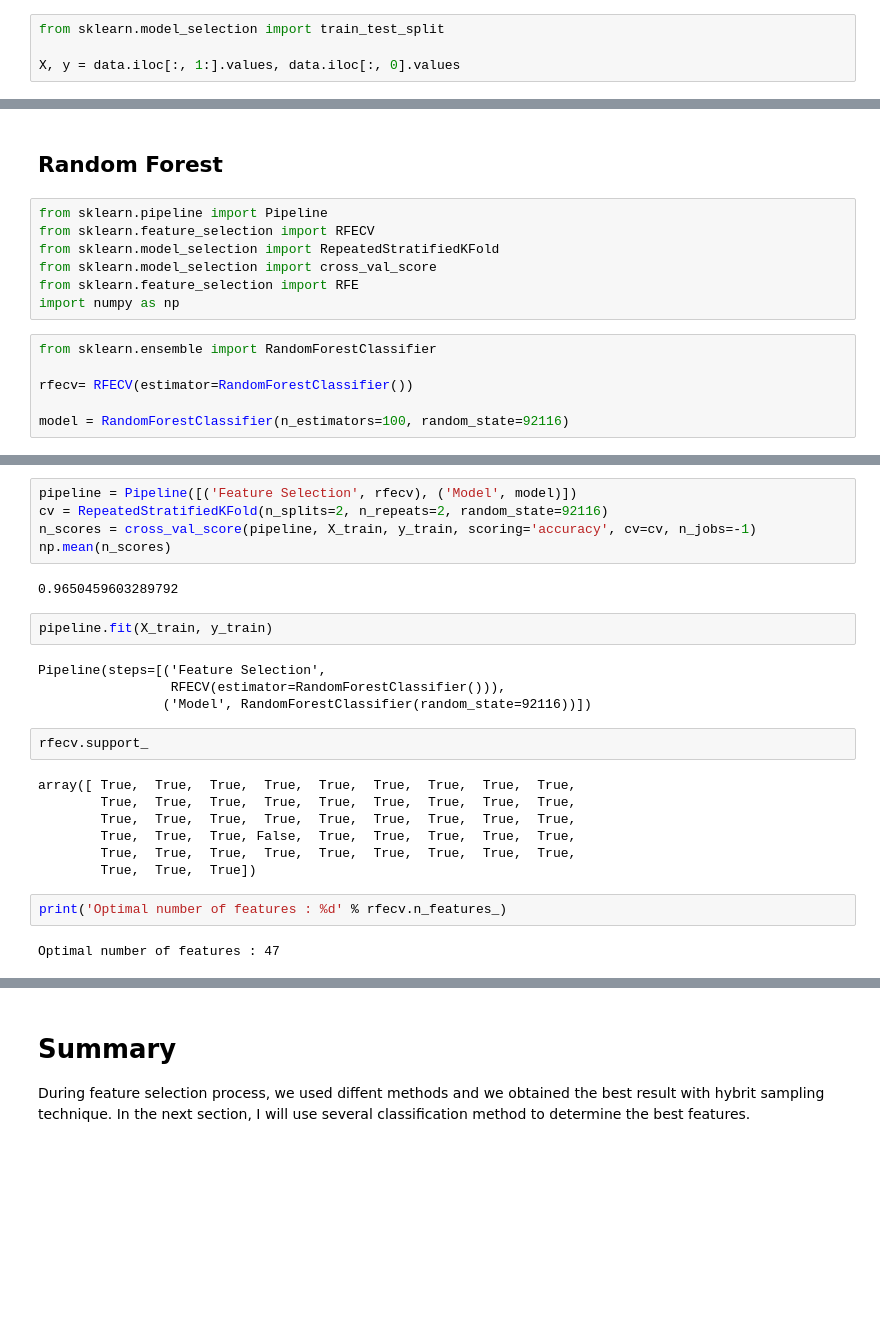
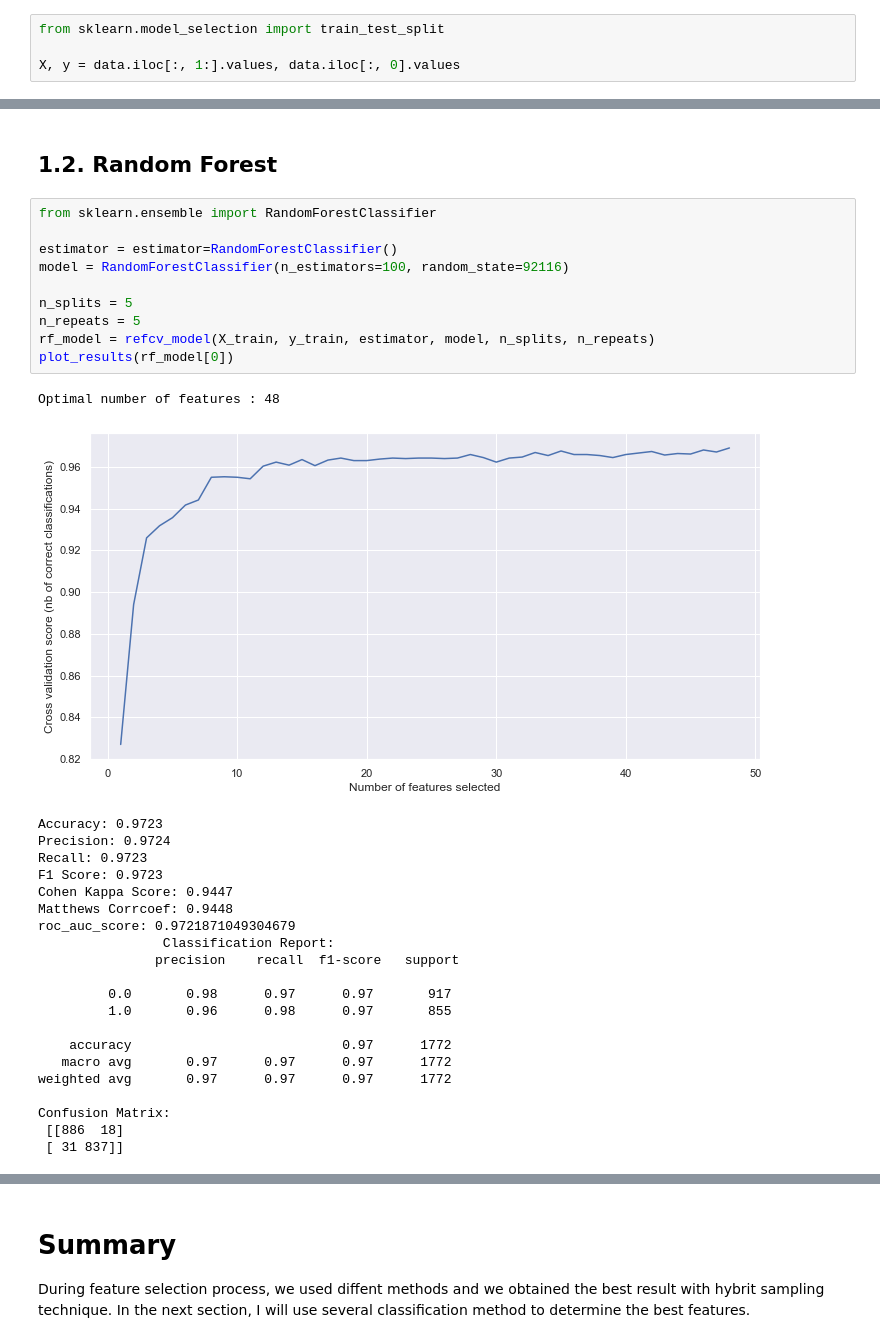
Before and after one commit to ali-unlu/predicting-drug-use, a Jupyter notebook: Feature Selection with Hybrid Sampling Methods.ipynb, the cells around one changed output, grey strips where cells are left out. Drawn from its saved outputs; the diff is of its cells as text; blank space fills up the shorter version.

```diff
--- a/Feature Selection with Hybrid Sampling Methods.ipynb
+++ b/Feature Selection with Hybrid Sampling Methods.ipynb
@@ -211,15 +206,35 @@ Confusion Matrix:
 # %% [markdown]
-## Random Forest
+## 1.2. Random Forest
-# %%
-from sklearn.pipeline import Pipeline
-from sklearn.feature_selection import RFECV
-from sklearn.model_selection import RepeatedStratifiedKFold
-from sklearn.model_selection import cross_val_score
-from sklearn.feature_selection import RFE
-import numpy as np
 # %%
 from sklearn.ensemble import RandomForestClassifier
 
-rfecv= RFECV(estimator=RandomForestClassifier())
+estimator = estimator=RandomForestClassifier()
+model = RandomForestClassifier(n_estimators=100, random_state=92116)
 
-model = RandomForestClassifier(n_estimators=100, random_state=92116)
+n_splits = 5
+n_repeats = 5
+rf_model = refcv_model(X_train, y_train, estimator, model, n_splits, n_repeats)
+plot_results(rf_model[0])
+# %% [output]
+Optimal number of features : 48
+[figure, added]
+Accuracy: 0.9723
+Precision: 0.9724
+Recall: 0.9723
+F1 Score: 0.9723
+Cohen Kappa Score: 0.9447
+Matthews Corrcoef: 0.9448
+roc_auc_score: 0.9721871049304679
+                Classification Report:
+               precision    recall  f1-score   support
+
+         0.0       0.98      0.97      0.97       917
+         1.0       0.96      0.98      0.97       855
+
+    accuracy                           0.97      1772
+   macro avg       0.97      0.97      0.97      1772
+weighted avg       0.97      0.97      0.97      1772
+
+Confusion Matrix:
+ [[886  18]
+ [ 31 837]]
@@ -226,26 +241,0 @@ model = RandomForestClassifier(n_estimators=100, random_state=92116)
-# %%
-pipeline = Pipeline([('Feature Selection', rfecv), ('Model', model)])
-cv = RepeatedStratifiedKFold(n_splits=2, n_repeats=2, random_state=92116)
-n_scores = cross_val_score(pipeline, X_train, y_train, scoring='accuracy', cv=cv, n_jobs=-1)
-np.mean(n_scores)
-# %% [output]
-0.9650459603289792
-# %%
-pipeline.fit(X_train, y_train)
-# %% [output]
-Pipeline(steps=[('Feature Selection',
-                 RFECV(estimator=RandomForestClassifier())),
-                ('Model', RandomForestClassifier(random_state=92116))])
-# %%
-rfecv.support_
-# %% [output]
-array([ True,  True,  True,  True,  True,  True,  True,  True,  True,
-        True,  True,  True,  True,  True,  True,  True,  True,  True,
-        True,  True,  True,  True,  True,  True,  True,  True,  True,
-        True,  True,  True, False,  True,  True,  True,  True,  True,
-        True,  True,  True,  True,  True,  True,  True,  True,  True,
-        True,  True,  True])
-# %%
-print('Optimal number of features : %d' % rfecv.n_features_)
-# %% [output]
-Optimal number of features : 47
```
Also changed, not shown: parts of 31 cells of this notebook, 1 other file.
